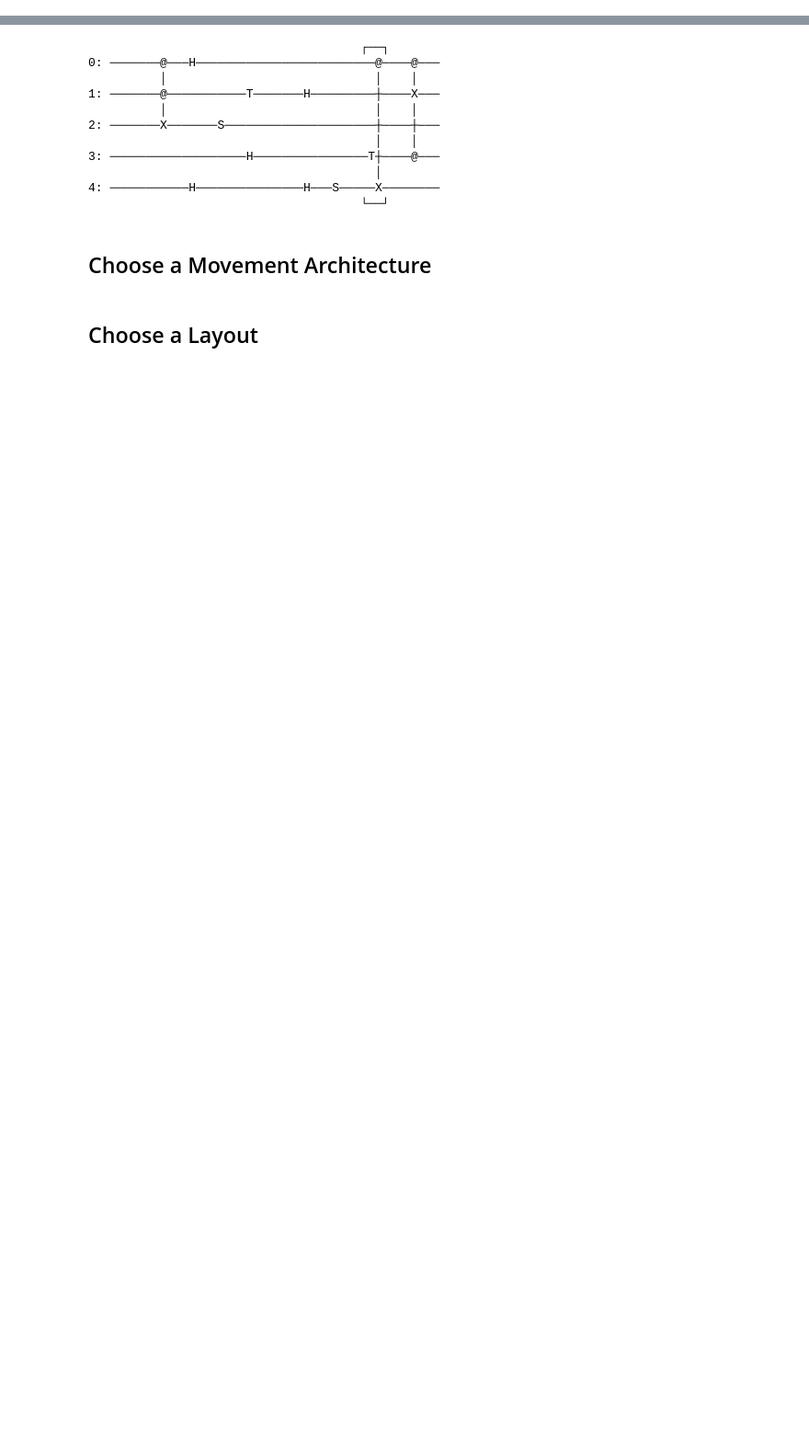
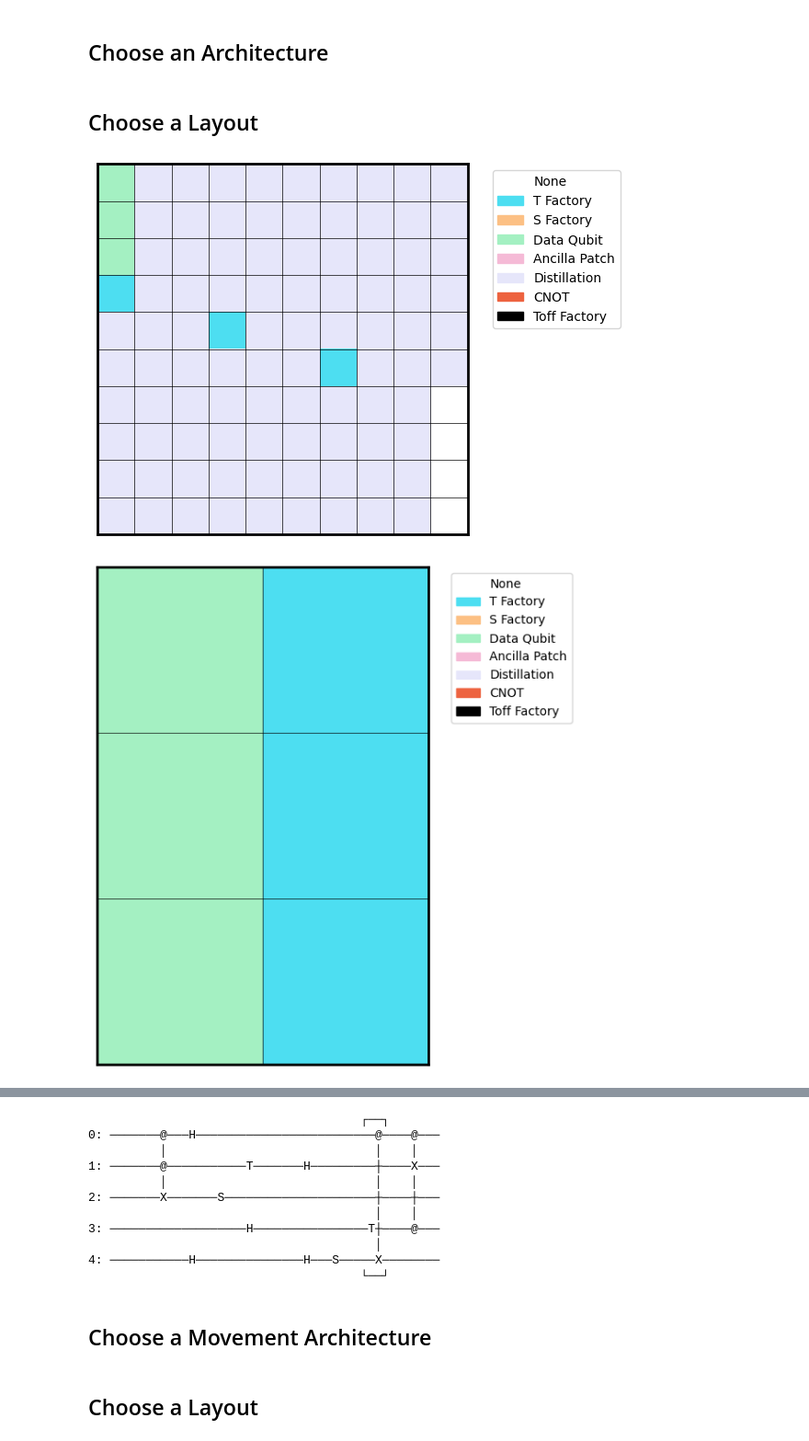
Before and after one commit to Infleqtion/resource-superstaq, a Jupyter notebook: notebooks/distillation_notebook/using_distillation.ipynb, the cells around one changed output, grey strips where cells are left out. Shown at 92% size. Drawn from its saved outputs; the diff is of its cells as text; code cells hidden in the pictures; blank space fills up the shorter version.

Commit message:
Added separate sections for T and CCZ distillation
I included a part that compares the costs of T distillation
with T cultivation.  After that, there is a part focusing on
both T and CCZ distillation.

```diff
--- a/notebooks/distillation_notebook/using_distillation.ipynb
+++ b/notebooks/distillation_notebook/using_distillation.ipynb
@@ -43,0 +51,5 @@ This notebook shows how to use `resource-superstaq` to estimate quantum resource
+# %%
+qubits = 3
+U = cirq.testing.random_unitary(dim=2**qubits, random_state=7)
+circuit = cirq.Circuit(cirq.MatrixGate(U).on(*cirq.LineQubit.range(qubits)))
+circuit
@@ -43,0 +77,5 @@ This notebook shows how to use `resource-superstaq` to estimate quantum resource
+# %%
+cliff_rz_circuit = res.compile_gateset.compile_gateset(
+    circuit,
+    gateset=res.compile_gateset.clifford_rz_gateset(),
+)
@@ -43,0 +88,10 @@ This notebook shows how to use `resource-superstaq` to estimate quantum resource
+# %%
+print(f"Moments:{' ' * (10 - len(str(len(cliff_rz_circuit))))}{len(cliff_rz_circuit)}")
+grouped_ops = Counter(
+    str(op.gate) if op.gate not in cirq.GateFamily(cirq.Rz) else "Rz"
+    for op in cliff_rz_circuit.all_operations()
+)
+for key, val in grouped_ops.items():
+    if "Measurement" in key:
+        key = "Measurement"
+    print(f"{key}{' ' * (16 - len(key))}{val}")
@@ -43,0 +108,6 @@ This notebook shows how to use `resource-superstaq` to estimate quantum resource
+# %%
+eps = 1 - 0.99 ** (1 / grouped_ops["Rz"])
+synthesized_circuit = res.compile_gateset.compile_gateset(
+    cliff_rz_circuit,
+    gateset=res.compile_gateset.clifford_t_gateset(atol=eps),
+)
@@ -43,0 +129,2 @@ This notebook shows how to use `resource-superstaq` to estimate quantum resource
+# %% [markdown]
+## Choose an Architecture
@@ -43,0 +140,12 @@ This notebook shows how to use `resource-superstaq` to estimate quantum resource
+# %% [markdown]
+## Choose a Layout
+# %%
+# Use a layout for distillation
+distillation_layout = res.ftqc.layout.MovementDistillery(input_circuit=synthesized_circuit, num_t_factories=3)
+fig, ax, im = lfs.plot_layout(distillation_layout, category_colors=_COLORS, transpose=True)
+# Use a layout for cultivation
+cultivation_layout = res.ftqc.MovementLayout(input_circuit=synthesized_circuit, num_t_factories=3)
+fig, ax, im = lfs.plot_layout(cultivation_layout, category_colors=_COLORS, transpose=True)
+# %% [output]
+[figure, added]
+[figure, added]
```
Also changed, not shown: parts of 21 cells of this notebook, 2 other files.
